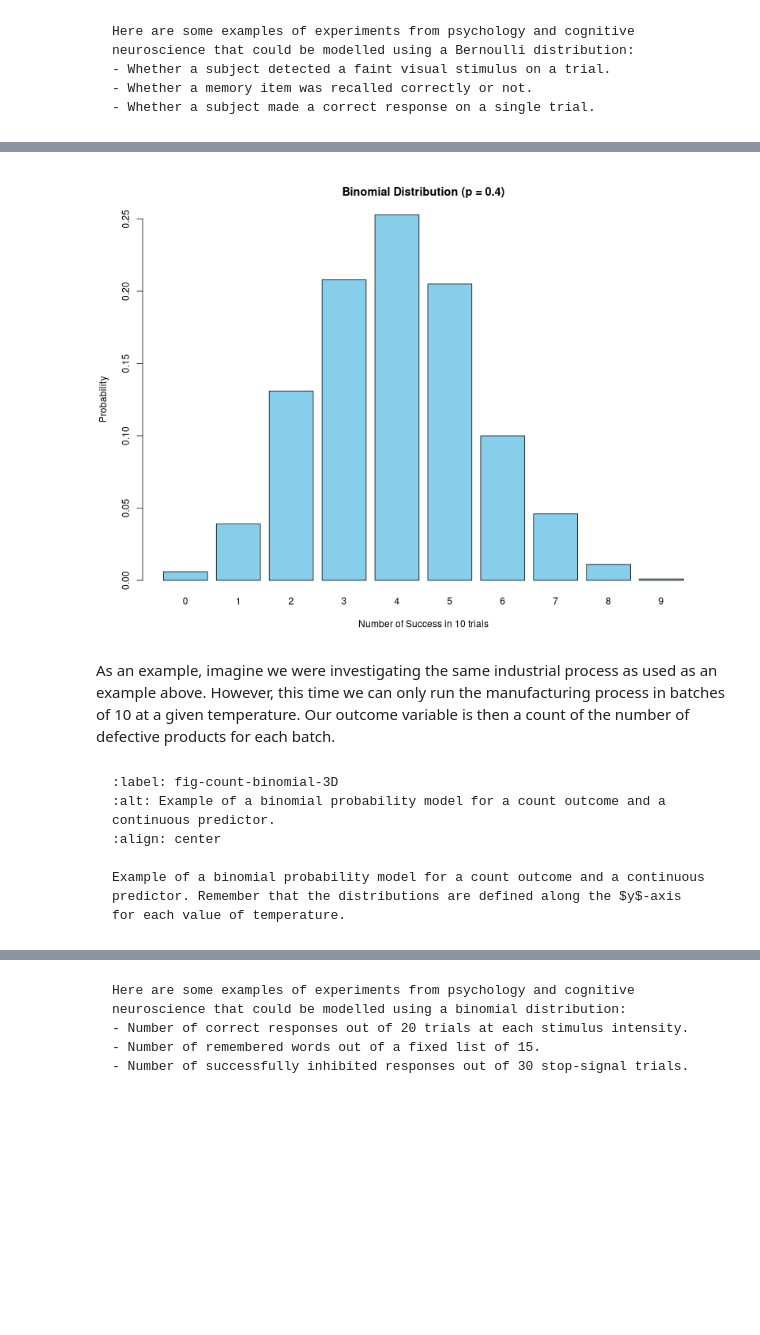
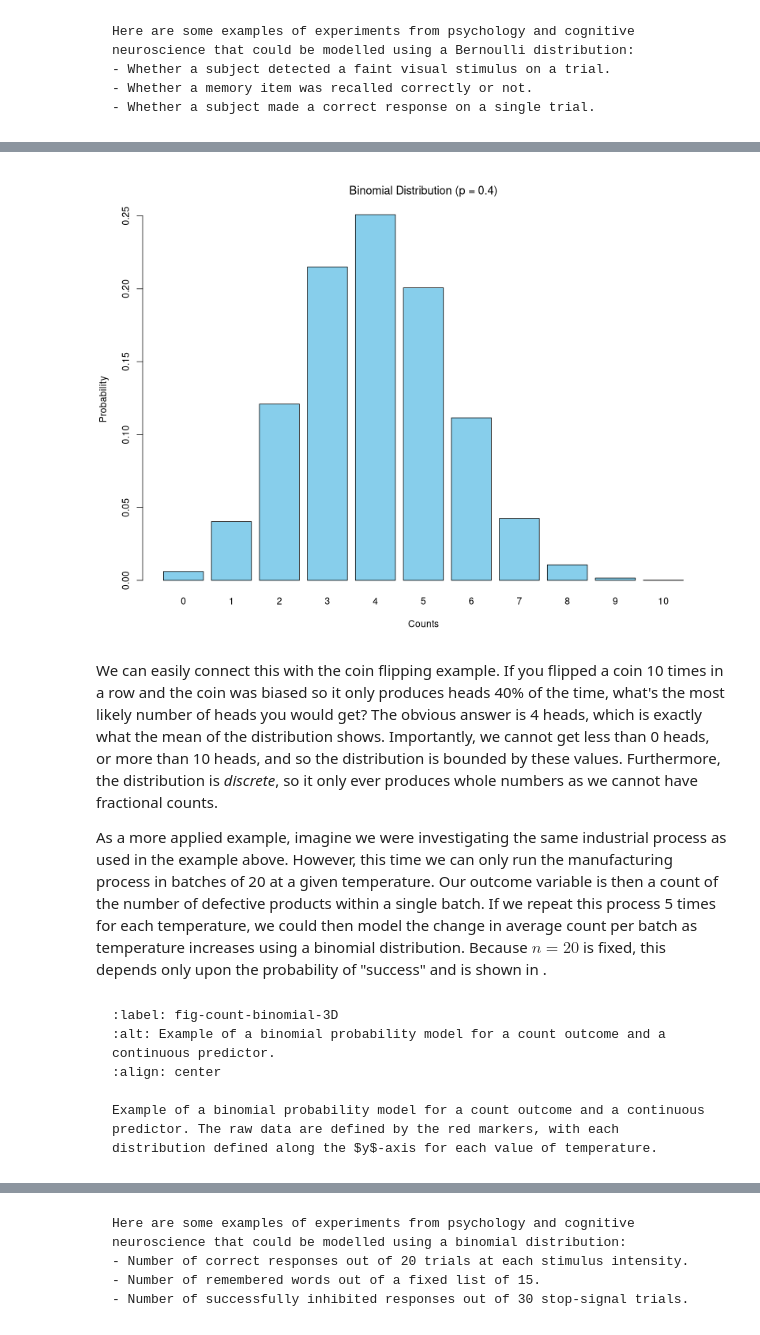
Before and after one commit to PCHN63112-Generalised-Linear-Mixed/extending-linear-models, a Jupyter notebook: 2.alternative-distributions.ipynb, the cells around one changed output, grey strips where cells are left out. Drawn from its saved outputs; the diff is of its cells as text; code cells hidden in the pictures; blank space fills up the shorter version.

````diff
--- a/2.alternative-distributions.ipynb
+++ b/2.alternative-distributions.ipynb
@@ -28,12 +31,12 @@ $$
 # %% [markdown]
 A plot of the Bernoulli distribution is given below for $p = 0.4$.
 # %%
-set.seed(123)
-p <- 0.4
-y <- rbinom(n=1000, size=1, prob=p)
-barplot(table(y)/1000,
+x <- seq(0,1)
+y <- dbinom(x, size=1, prob=0.4)
+barplot(y,
+        names.arg=x,
         col='skyblue',
-        xlab="Success",
+        xlab="Counts",
         ylab="Probability",
-        main=paste0("Bernoulli Distribution (p = ", p,")"))
+        main=expression(paste("Bernoulli Distribution (", p, " = 0.4)")))
 # %% [output]
@@ -64,23 +84,24 @@ As the size is generally fixed, it is only the probability that we model, in muc
 # %%
-set.seed(123)
-p <- 0.4
-y <- rbinom(n=1000, size=10, prob=p)
-barplot(table(y)/1000,
+x <- seq(0,10)
+y <- dbinom(x, size=10, prob=0.4)
+barplot(y,
+        names.arg=x,
         col='skyblue',
-        xlab="Number of Success in 10 trials",
+        xlab="Counts",
         ylab="Probability",
-        main=paste0("Binomial Distribution (p = ", p,")"))
+        main=expression(paste("Binomial Distribution (", p, " = 0.4)")))
 # %% [output]
-[figure, old version]
+[figure, new version]
-# %% [markdown]
-
-As an example, imagine we were investigating the same industrial process as used as an example above. However, this time we can only run the manufacturing process in batches of 10 at a given temperature. Our outcome variable is then a count of the number of defective products for each batch.
+# %% [markdown]
+We can easily connect this with the coin flipping example. If you flipped a coin 10 times in a row and the coin was biased so it only produces heads 40% of the time, what's the most likely number of heads you would get? The obvious answer is 4 heads, which is exactly what the mean of the distribution shows. Importantly, we cannot get less than 0 heads, or more than 10 heads, and so the distribution is bounded by these values. Furthermore, the distribution is *discrete*, so it only ever produces whole numbers as we cannot have fractional counts.
+
+As a more applied example, imagine we were investigating the same industrial process as used in the example above. However, this time we can only run the manufacturing process in batches of 20 at a given temperature. Our outcome variable is then a count of the number of defective products within a single batch. If we repeat this process 5 times for each temperature, we could then model the change in average count per batch as temperature increases using a binomial distribution. Because $n = 20$ is fixed, this depends only upon the probability of "success" and is shown in [](#fig-count-binomial-3D).
 # %% [markdown]
 ```{figure} images/count_binomial_3D.gif
 :label: fig-count-binomial-3D
 :alt: Example of a binomial probability model for a count outcome and a continuous predictor.
 :align: center
 
-Example of a binomial probability model for a count outcome and a continuous predictor. Remember that the distributions are defined along the $y$-axis for each value of temperature.
+Example of a binomial probability model for a count outcome and a continuous predictor. The raw data are defined by the red markers, with each distribution defined along the $y$-axis for each value of temperature.
 ```
 # %% [markdown]
````
Also changed, not shown: parts of 17 cells of this notebook, 6 other files.
